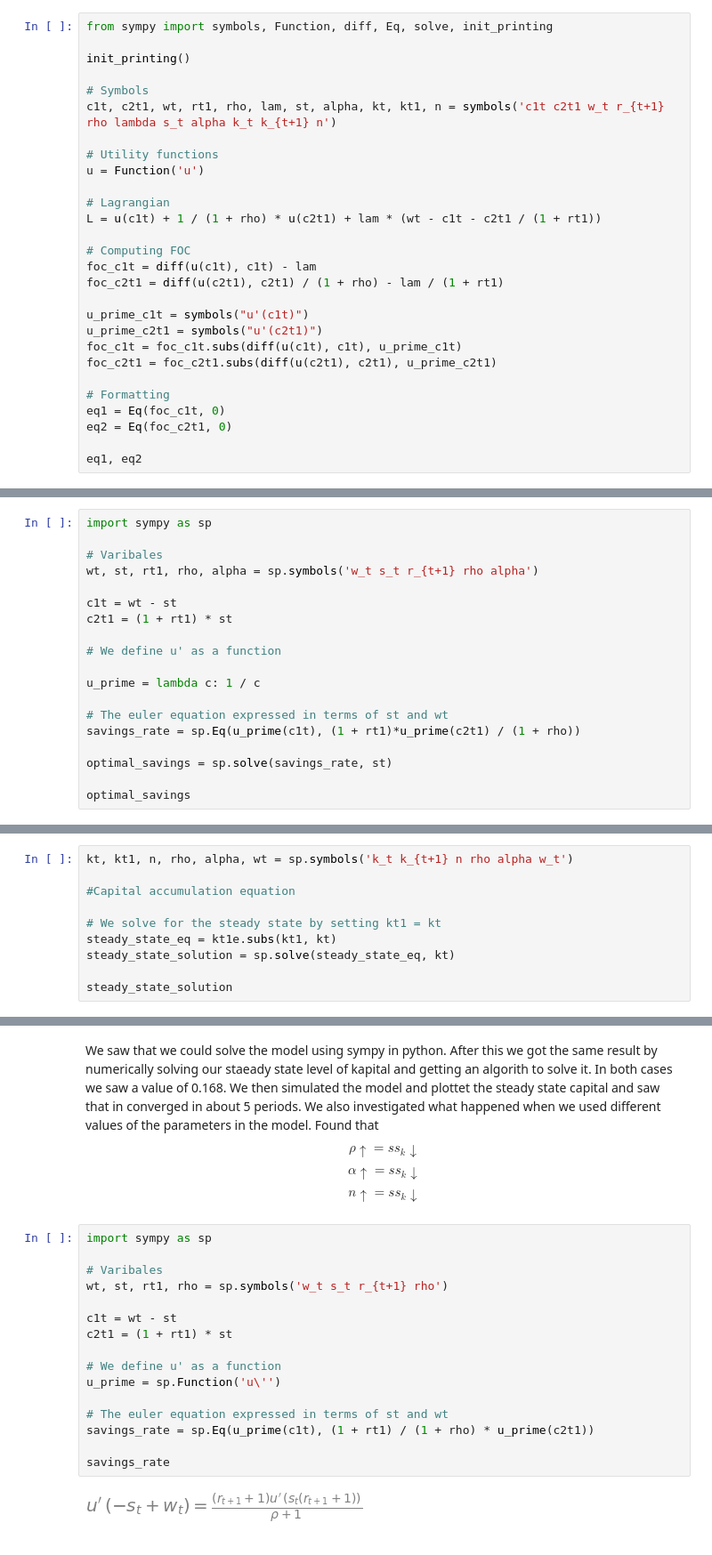
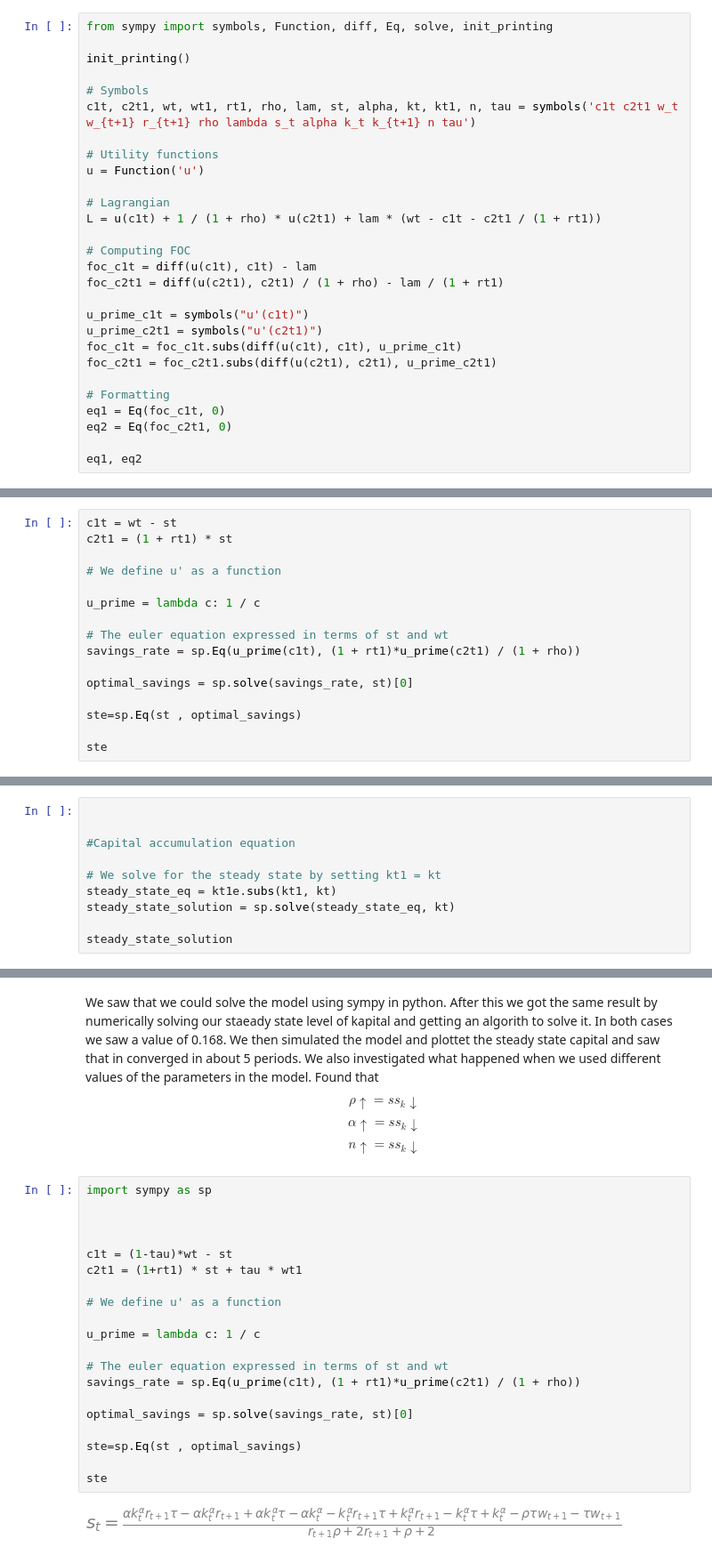
Before and after one commit to NumEconCopenhagen/projects-2024-daniel-og-lukas, a Jupyter notebook: modelproject/modelproject.ipynb, the cells around one changed output, grey strips where cells are left out. Shown: that part at 89% size. Saved outputs shown, nothing was run; the diff lists cells and outputs as text.

```diff
--- a/modelproject/modelproject.ipynb
+++ b/modelproject/modelproject.ipynb
@@ -90,7 +90,7 @@ from sympy import symbols, Function, diff, Eq, solve, init_printing
 init_printing()
 
 # Symbols
-c1t, c2t1, wt, rt1, rho, lam, st, alpha, kt, kt1, n = symbols('c1t c2t1 w_t r_{t+1} rho lambda s_t alpha k_t k_{t+1} n')
+c1t, c2t1, wt, wt1, rt1, rho, lam, st, alpha, kt, kt1, n, tau = symbols('c1t c2t1 w_t w_{t+1} r_{t+1} rho lambda s_t alpha k_t k_{t+1} n tau')
 
 # Utility functions
 u = Function('u')
@@ -131,11 +131,6 @@ euler_solution_eq
 # %% [markdown]
 We have now found the Euler equation for the OLG. If we combine the budget constraints with the euler we can find the optimal savings.
 # %%
-import sympy as sp
-
-# Varibales
-wt, st, rt1, rho, alpha = sp.symbols('w_t s_t r_{t+1} rho alpha')
-
 c1t = wt - st
 c2t1 = (1 + rt1) * st
 
@@ -146,7 +141,9 @@ u_prime = lambda c: 1 / c
 # The euler equation expressed in terms of st and wt
 savings_rate = sp.Eq(u_prime(c1t), (1 + rt1)*u_prime(c2t1) / (1 + rho))
 
-optimal_savings = sp.solve(savings_rate, st)
+optimal_savings = sp.solve(savings_rate, st)[0]
 
-optimal_savings
+ste=sp.Eq(st , optimal_savings)
+
+ste
 # %% [output]
@@ -167,5 +164,5 @@ SympifyError: SympifyError: [w_t/(rho + 2)]
 # %%
-kt, kt1, n, rho, alpha, wt = sp.symbols('k_t k_{t+1} n rho alpha w_t')
+
 
 #Capital accumulation equation
 
@@ -322,18 +319,22 @@ $$ n \uparrow = ss_k \downarrow$$
 # %%
 import sympy as sp
 
-# Varibales
-wt, st, rt1, rho = sp.symbols('w_t s_t r_{t+1} rho')
 
-c1t = wt - st
-c2t1 = (1 + rt1) * st
+
+c1t = (1-tau)*wt - st
+c2t1 = (1+rt1) * st + tau * wt1
 
 # We define u' as a function
-u_prime = sp.Function('u\'')
+
+u_prime = lambda c: 1 / c
 
 # The euler equation expressed in terms of st and wt
-savings_rate = sp.Eq(u_prime(c1t), (1 + rt1) / (1 + rho) * u_prime(c2t1))
+savings_rate = sp.Eq(u_prime(c1t), (1 + rt1)*u_prime(c2t1) / (1 + rho))
 
-savings_rate
+optimal_savings = sp.solve(savings_rate, st)[0]
+
+ste=sp.Eq(st , optimal_savings)
+
+ste
 # %% [output]
-[figure, old version]
+[figure, new version]
```
Also changed, not shown: parts of 10 cells of this notebook.
